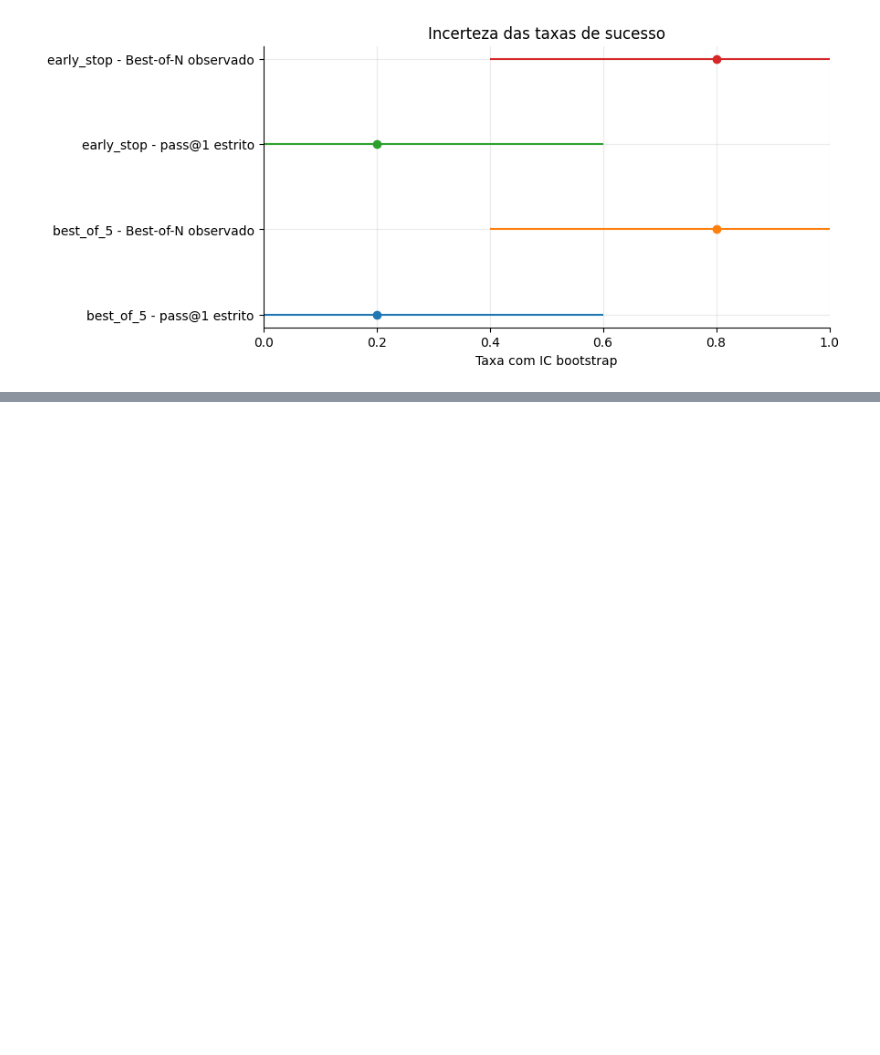
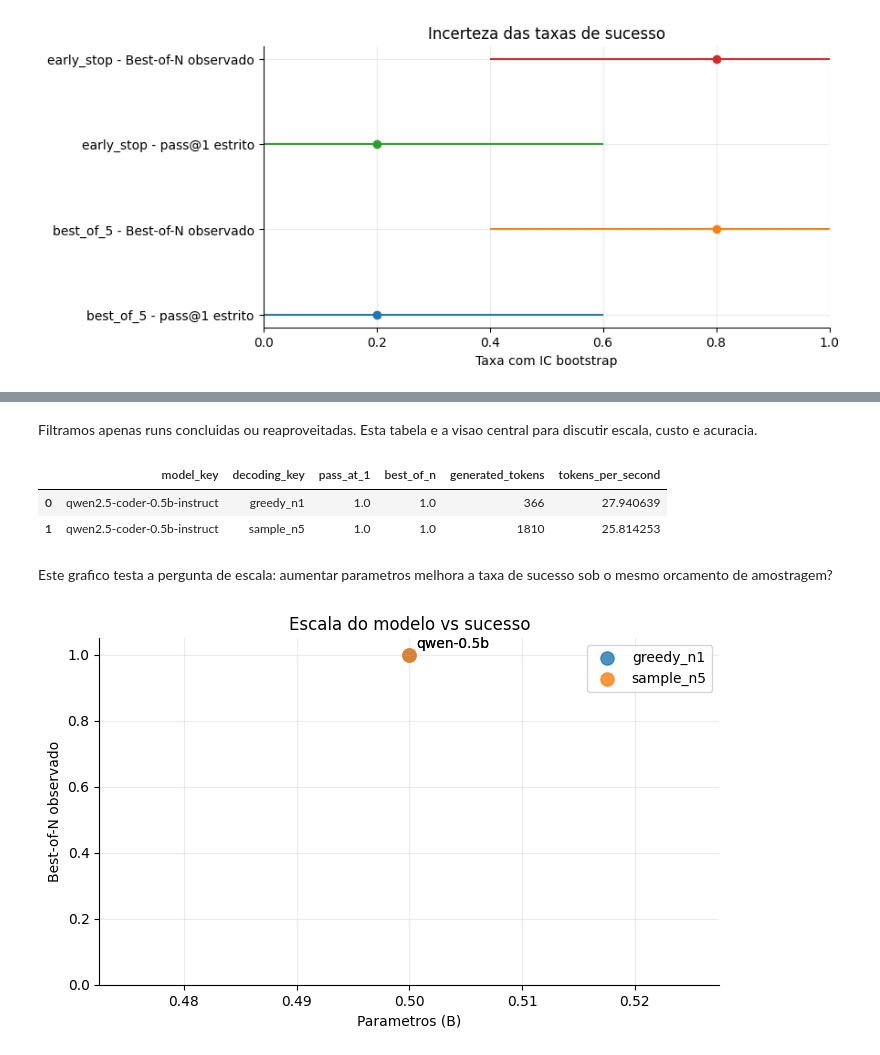
Before and after one commit to Vilasz/slm-inference-steering, a Jupyter notebook: notebooks/phase1_advanced_analysis.ipynb, the cells around one changed output, grey strips where cells are left out. Saved outputs shown, nothing was run; the diff lists cells and outputs as text; code cells hidden in the pictures; blank space fills up the shorter version.

Commit message:
v2 TCC - adding models

```diff
--- a/notebooks/phase1_advanced_analysis.ipynb
+++ b/notebooks/phase1_advanced_analysis.ipynb
@@ -208,0 +222,5 @@ plt.show()
+# %%
+MATRIX_DIR = ROOT / "runs" / "model_matrix"
+MANIFEST = MATRIX_DIR / "manifest.json"
+
+MANIFEST.exists()
@@ -208,0 +241,9 @@ plt.show()
+# %%
+if MANIFEST.exists():
+    matrix_runs = load_runs_from_manifest(MANIFEST)
+    matrix = matrix_frame(MANIFEST)
+else:
+    matrix_runs = []
+    matrix = pd.DataFrame()
+
+matrix
@@ -208,0 +255,18 @@ plt.show()
+# %% [markdown]
+Filtramos apenas runs concluidas ou reaproveitadas. Esta tabela e a visao central para discutir escala, custo e acuracia.
+# %%
+matrix_done = matrix[matrix.get("status", pd.Series(dtype=str)).isin(["completed", "skipped_existing"])].copy()
+cols = ["model_key", "decoding_key", "pass_at_1", "best_of_n", "generated_tokens", "tokens_per_second"]
+matrix_done[cols].sort_values(["best_of_n", "tokens_per_second"], ascending=[False, False]) if not matrix_done.empty else matrix_done
+# %% [output]
+|  | model_key | decoding_key | pass_at_1 | best_of_n | generated_tokens | tokens_per_second |
+| 0 | qwen2.5-coder-0.5b-instruct | greedy_n1 | 1.0 | 1.0 | 366 | 27.940639 |
+| 1 | qwen2.5-coder-0.5b-instruct | sample_n5 | 1.0 | 1.0 | 1810 | 25.814253 |
+# %% [markdown]
+Este grafico testa a pergunta de escala: aumentar parametros melhora a taxa de sucesso sob o mesmo orcamento de amostragem?
+# %%
+if not matrix_done.empty:
+    plot_model_size_tradeoff(matrix_done)
+    plt.show()
+# %% [output]
+[figure, added]
```
Also changed, not shown: parts of 19 cells of this notebook, 8 other files.
